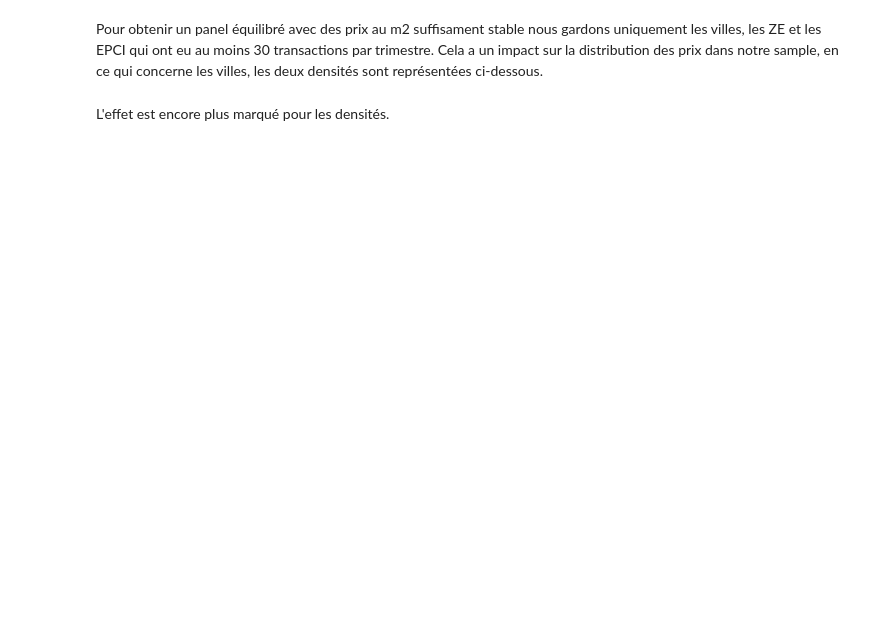
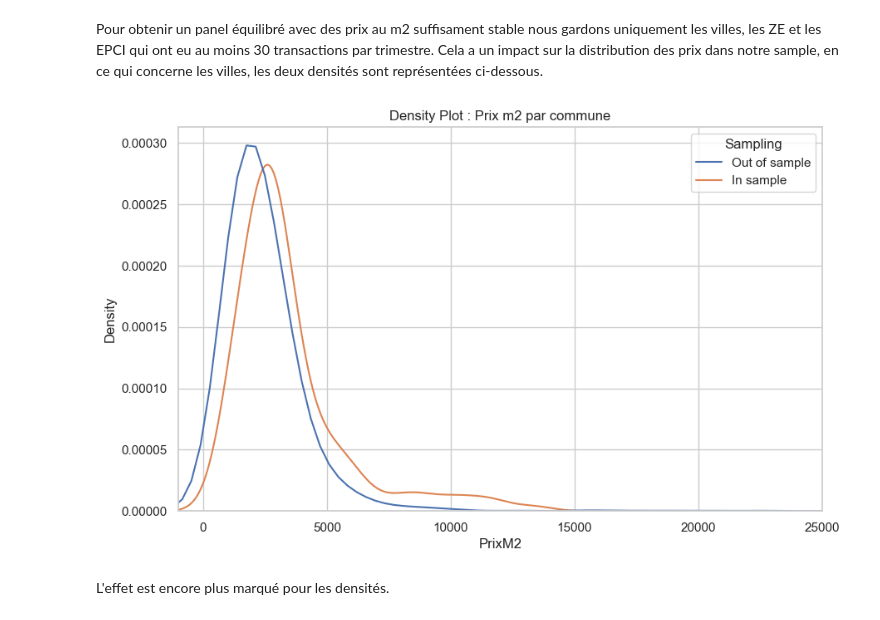
Before and after one commit to pwisniewski-econ/interestnpy, a Jupyter notebook: notebook_french.ipynb, the cells around one changed output. Drawn from its saved outputs; the diff is of its cells as text; code cells hidden in the pictures; blank space fills up the shorter version.

```diff
--- a/notebook_french.ipynb
+++ b/notebook_french.ipynb
@@ -748,19 +889,21 @@ Pour obtenir un panel équilibré avec des prix au m2 suffisament stable nous ga
 # %%
 filtered_data = immo_com[immo_com['n_transactions'] > 30][['COM', 'Date', 'prixM2', 'prop_maison', 'n_transactions']]
 merged_data = filtered_data.merge(irflation, on='Date', how='left').merge(control, on='COM', how='left')
 grouped = merged_data.groupby('COM').agg(
     n=('n_transactions', lambda x: (x > 30).sum()),
     popdensity2020=('popdensity2020', 'mean'),
     prixM2=('prixM2', 'mean')
 ).reset_index()
 grouped['Sampling'] = grouped['n'].apply(lambda x: 'In sample' if x == 38 else 'Out of sample')
 plt.figure(figsize=(10, 6))
 ax=sns.kdeplot(data=grouped, x='prixM2', hue='Sampling', common_norm=False)
-plt.title('Density Plot of PrixM2')
+plt.title('Density Plot : Prix m2 par commune')
 plt.xlabel('PrixM2')
 plt.ylabel('Density')
 ax.set_xlim(-1000, 25000)
 plt.show()
+# %% [output]
+[figure, added]
 # %% [markdown]
 L'effet est encore plus marqué pour les densités.
 # %%
```
Also changed, not shown: parts of 50 cells of this notebook, 7 other files.
